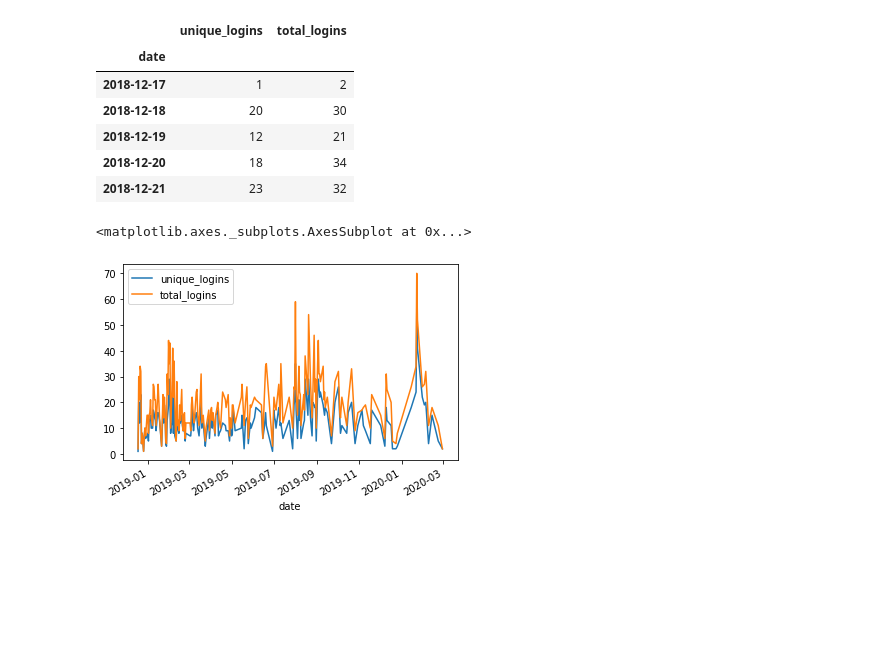
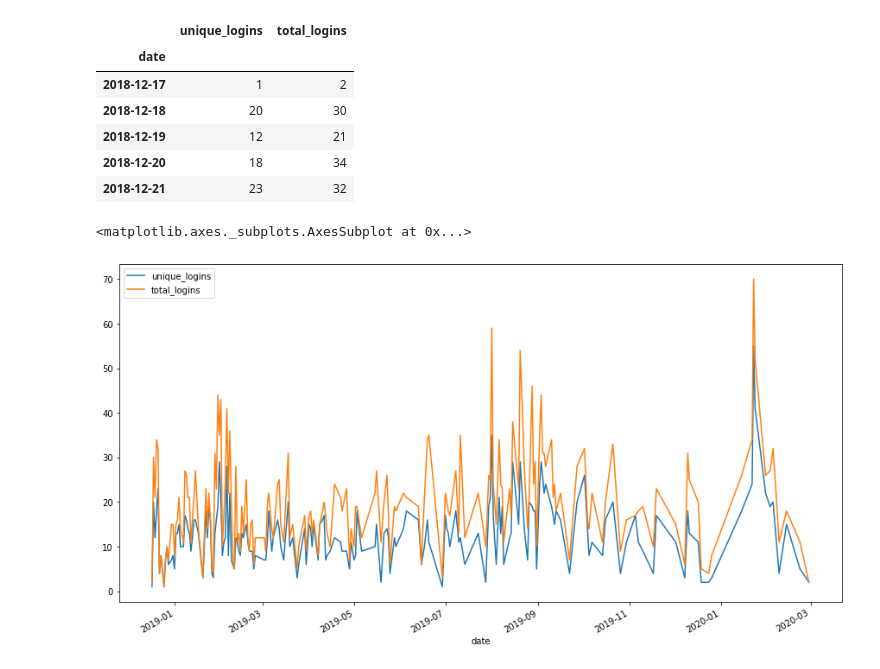
Before and after one commit to sdmccaul/rab-far_integration, a Jupyter notebook: vivo_log_analysis.ipynb, the cells around one changed output. Drawn from its saved outputs; the diff is of its cells as text; code cells hidden in the pictures; blank space fills up the shorter version.

```diff
--- a/vivo_log_analysis.ipynb
+++ b/vivo_log_analysis.ipynb
@@ -18,9 +18,9 @@ Data columns (total 2 columns):
 dtypes: object(2)
 memory usage: 106.9+ KB
 # %%
-df['date_time'] = pd.to_datetime(df['date_time'])
-df['date'] = pd.to_datetime(df.date_time.dt.date)
-df.head()
+df_sesh['date_time'] = pd.to_datetime(df_sesh['date_time'])
+df_sesh['date'] = pd.to_datetime(df_sesh.date_time.dt.date)
+df_sesh.head()
 # %% [output]
 |  | date_time | auth | date |
 | 0 | 2018-12-17 20:14:05 | jmancino | 2018-12-17 |
@@ -42,8 +42,8 @@ Data columns (total 3 columns):
 dtypes: datetime64[ns](2), object(1)
 memory usage: 160.2+ KB
 # %%
-df = df.groupby(['date','auth']).count().reset_index()
-df.head()
+df_sesh = df_sesh.groupby(['date','auth']).count().reset_index()
+df_sesh.head()
 # %% [output]
 |  | date | auth | date_time |
 | 0 | 2018-12-17 | jmancino | 2 |
@@ -52,9 +52,9 @@ df.head()
 | 3 | 2018-12-18 | cbriant | 1 |
 | 4 | 2018-12-18 | dmurphyd | 1 |
 # %%
-df.rename(columns={'date_time':'logins'}, inplace=True)
-df.set_index('date', drop=True, inplace=True)
-df.head()
+df_sesh.rename(columns={'date_time':'logins'}, inplace=True)
+df_sesh.set_index('date', drop=True, inplace=True)
+df_sesh.head()
 # %% [output]
 |  | auth | logins |
 | date |  |  |
@@ -76,8 +76,8 @@ Data columns (total 2 columns):
 dtypes: int64(1), object(1)
 memory usage: 112.6+ KB
 # %%
-df['unique_logins'] = df.groupby('date')['auth'].transform('count')
-df['total_logins'] = df.groupby('date')['logins'].transform('sum')
-df.drop(columns=['auth','logins'], inplace=True)
-df.drop_duplicates(inplace=True)
+df_sesh['unique_logins'] = df_sesh.groupby('date')['auth'].transform('count')
+df_sesh['total_logins'] = df_sesh.groupby('date')['logins'].transform('sum')
+df_sesh.drop(columns=['auth','logins'], inplace=True)
+df_sesh.drop_duplicates(inplace=True)
 # %%
@@ -92,8 +92,8 @@ Rows: 194
 | 2018-12-19 | 12 | 21 |
 | 2018-12-20 | 18 | 34 |
 | 2018-12-21 | 23 | 32 |
-# %%
-df.plot()
-# %% [output]
-<matplotlib.axes._subplots.AxesSubplot at 0x...>
-[figure, removed]
+# %%
+df_sesh.plot(figsize=[15,8])
+# %% [output]
+<matplotlib.axes._subplots.AxesSubplot at 0x...>
+[figure, added]
```
Also changed, not shown: parts of 10 cells of this notebook, 1 other file.
